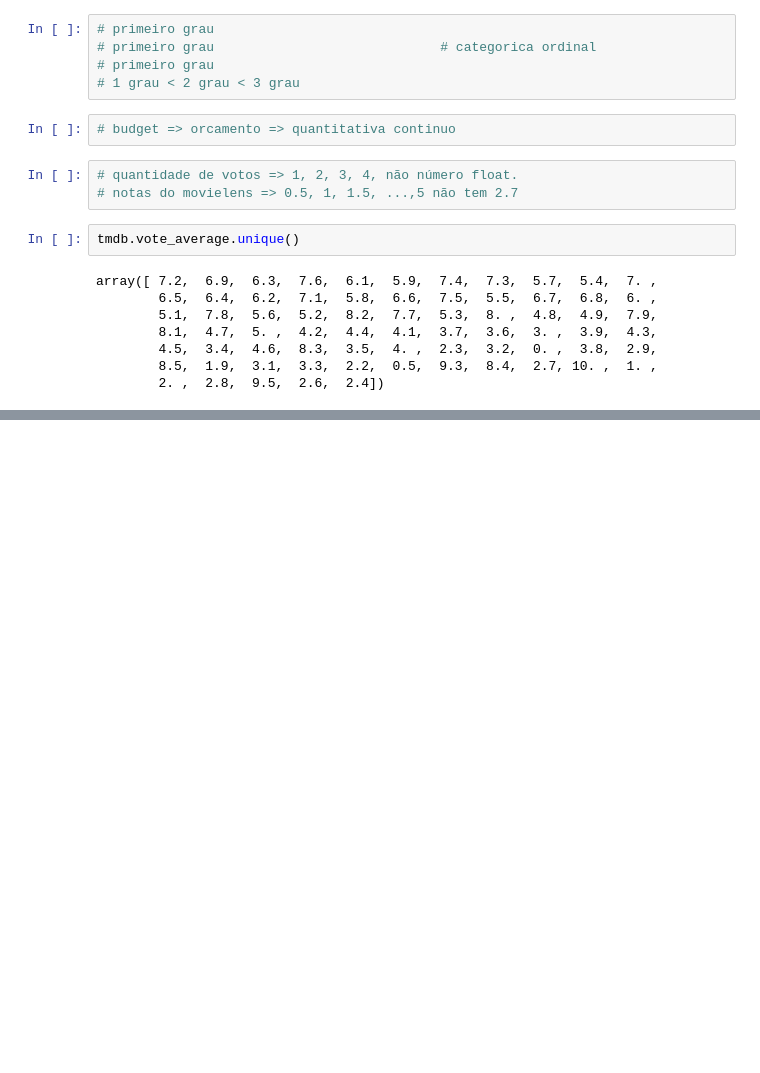
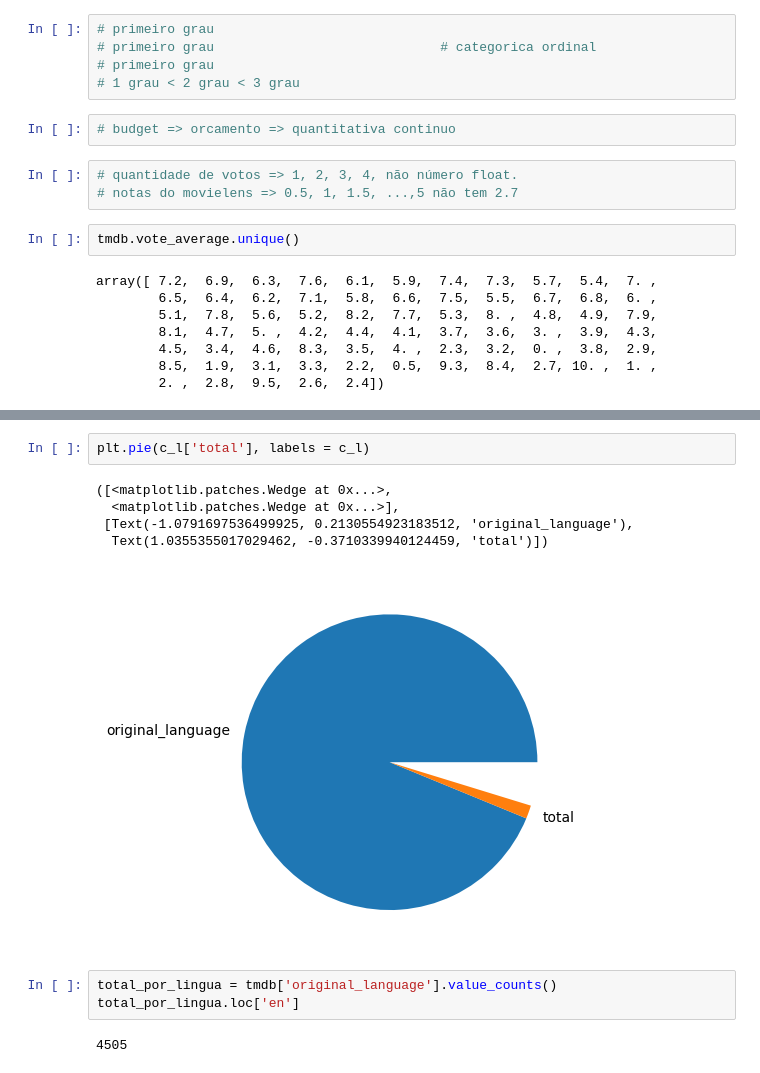
Before and after one commit to euninha1/data_science, a Jupyter notebook: introducao_ds.ipynb, the cells around one changed output, grey strips where cells are left out. Cells and saved outputs as stored; diff of their text form; blank space fills up the shorter version.

```diff
--- a/introducao_ds.ipynb
+++ b/introducao_ds.ipynb
@@ -214,0 +277,13 @@ array([ 7.2,  6.9,  6.3,  7.6,  6.1,  5.9,  7.4,  7.3,  5.7,  5.4,  7. ,
+# %%
+plt.pie(c_l['total'], labels = c_l)
+# %% [output]
+([<matplotlib.patches.Wedge at 0x...>,
+  <matplotlib.patches.Wedge at 0x...>],
+ [Text(-1.0791697536499925, 0.2130554923183512, 'original_language'),
+  Text(1.0355355017029462, -0.3710339940124459, 'total')])
+[figure, added]
+# %%
+total_por_lingua = tmdb['original_language'].value_counts()
+total_por_lingua.loc['en']
+# %% [output]
+4505
```
Also changed, not shown: parts of 9 cells of this notebook.
